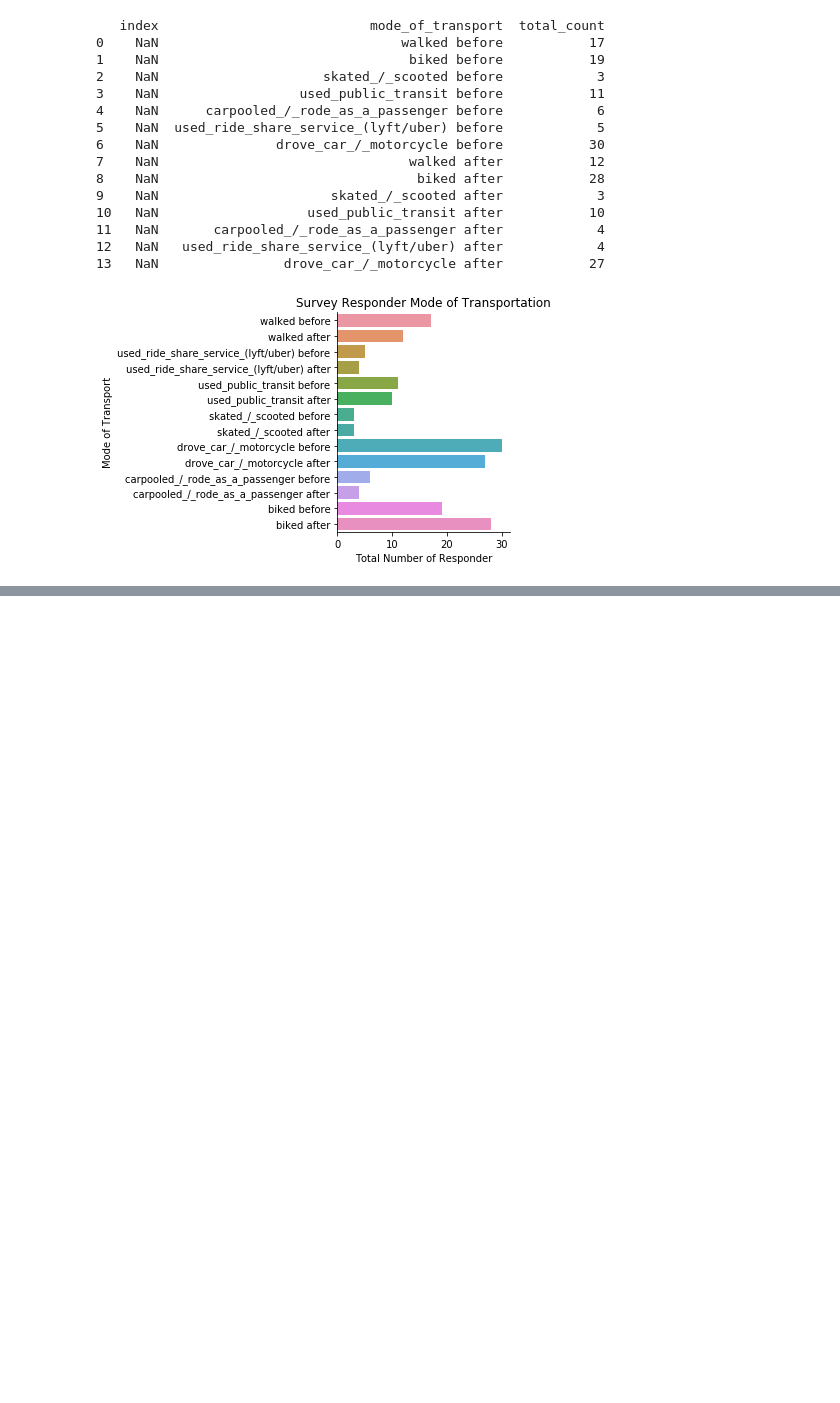
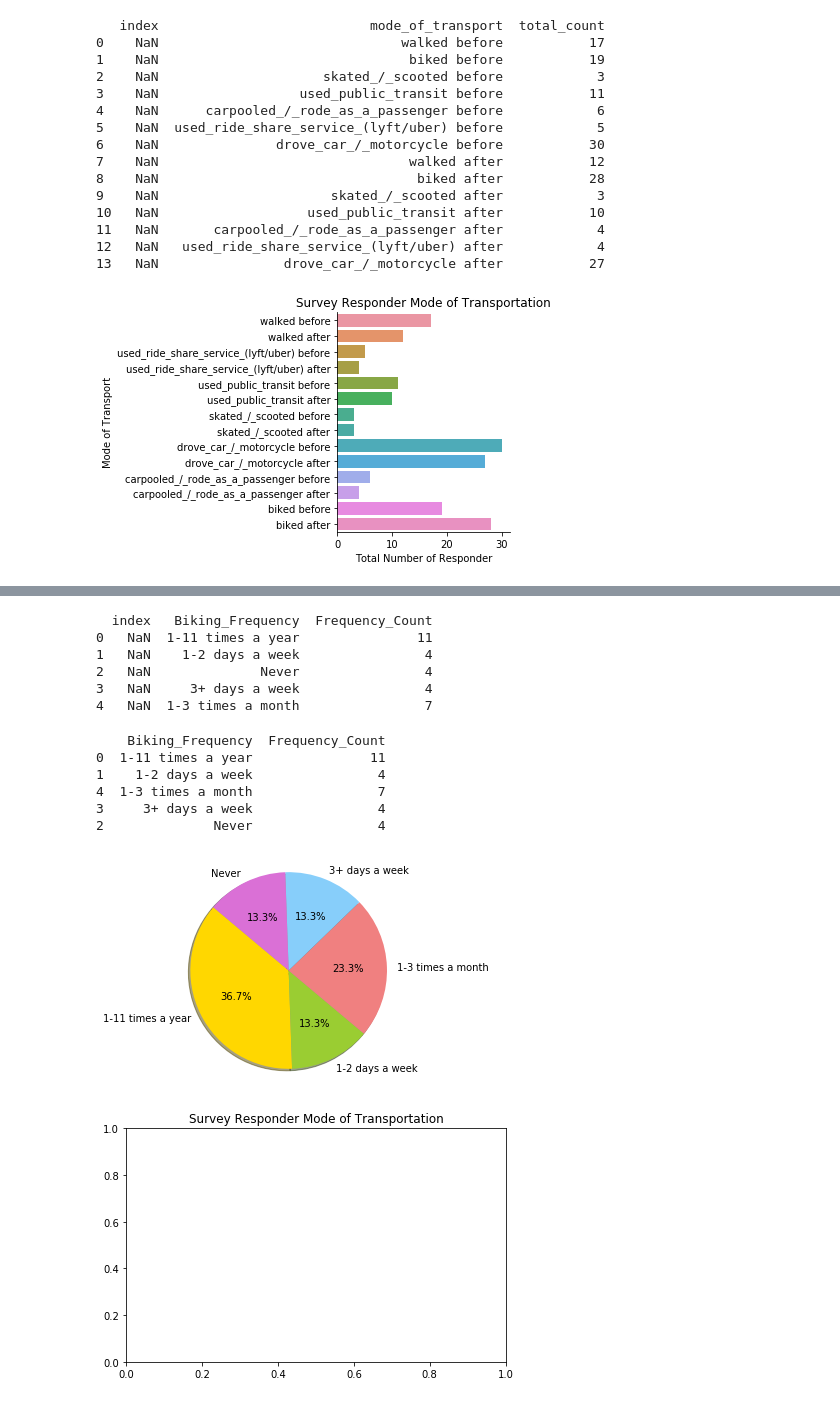
Before and after one commit to lindseytam/EBikeSurvey, a Jupyter notebook: notebook/analysis/01_summary_stats_ebike.ipynb, the cells around one changed output, grey strips where cells are left out. Drawn from its saved outputs; the diff is of its cells as text; code cells hidden in the pictures; blank space fills up the shorter version.

Commit message:
Added two analyses based on surveyer biking frequency before and after ebike

```diff
--- a/notebook/analysis/01_summary_stats_ebike.ipynb
+++ b/notebook/analysis/01_summary_stats_ebike.ipynb
@@ -133,3 +137,11 @@ plt.savefig(fig_path + 'surver_responder_mode_of_transportation', fmt = 'png', d
 plt.show()
 # %% [output]
 [figure]
+# %%
+#Collect level of bike usage
+bike_before = pd.DataFrame().reset_index()
+
+bike_after = pd.DataFrame().reset_index()
+bike_after = bike_before[:]
+
+bike_after.head()
@@ -135,0 +150,18 @@ plt.show()
+# %%
+#Count the frequencies
+biking_freq = list()
+freq_count = list()
+for i in range(1,row_num):
+    frequency = df['how_oftendid_you_bicycle_for_any_purposebefore_purchasing_an_e-bike?'][i]
+    print(frequency)
+    if frequency in biking_freq:
+        index = biking_freq.index(frequency)
+        freq_count[index] += 1
+    else:
+        biking_freq.append(frequency)
+        freq_count.append(1)
+
+bike_before['Biking_Frequency'] = biking_freq
+bike_before['Frequency_Count'] = freq_count
+
+bike_before.head()
@@ -135,0 +192,35 @@ plt.show()
+# %%
+print(bike_before)
+# %% [output]
+  index   Biking_Frequency  Frequency_Count
+0   NaN  1-11 times a year               11
+1   NaN    1-2 days a week                4
+2   NaN              Never                4
+3   NaN     3+ days a week                4
+4   NaN  1-3 times a month                7
+# %%
+# Plot
+temp = bike_before.sort_values('Biking_Frequency', ascending = True)[['Biking_Frequency', 'Frequency_Count']]
+print(temp)
+# %% [output]
+    Biking_Frequency  Frequency_Count
+0  1-11 times a year               11
+1    1-2 days a week                4
+4  1-3 times a month                7
+3     3+ days a week                4
+2              Never                4
+# %%
+colors = ['gold', 'yellowgreen', 'lightcoral', 'lightskyblue', 'orchid']
+plt.pie(temp['Frequency_Count'], labels=temp['Biking_Frequency'], colors = colors, autopct='%1.1f%%', shadow=True, startangle=140)
+
+plt.axis('equal')
+plt.show()
+
+plt.title('Survey Responder Mode of Transportation')
+plt.tight_layout()
+
+plt.savefig(fig_path + 'surver_responder_mode_of_transportation', fmt = 'png', dpi = 300)
+plt.show()
+# %% [output]
+[figure, added]
+[figure, added]
```
Also changed, not shown: parts of 5 cells of this notebook, 2 other files.
